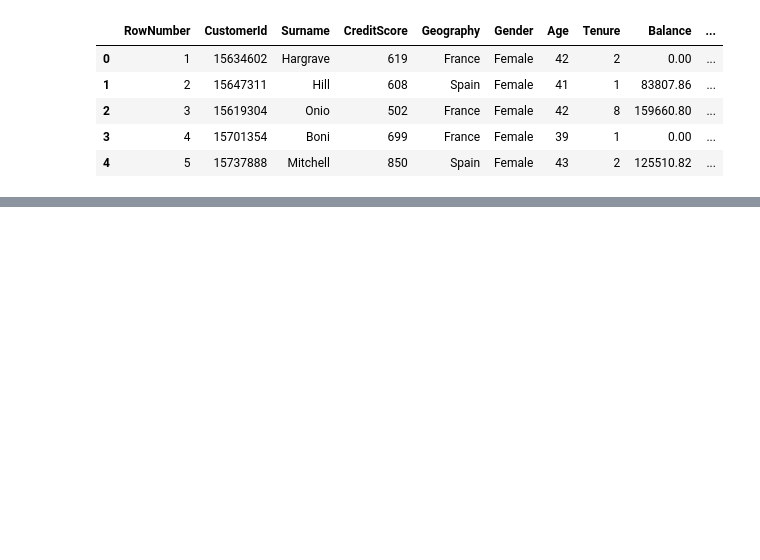
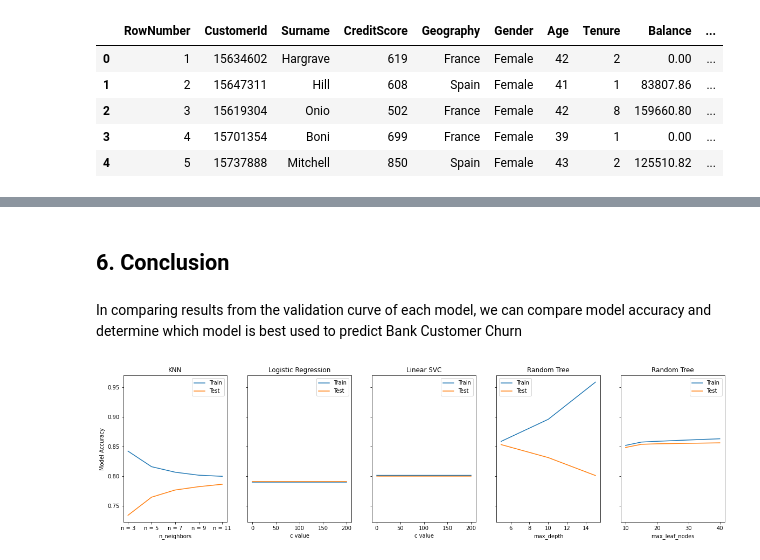
Before and after one commit to warren-berg/Predicting-Bank-Customer-Churn, a Jupyter notebook: Predicting Bank Churn.ipynb, the cells around one changed output, grey strips where cells are left out. Cells and saved outputs as stored; diff of their text form; code cells hidden in the pictures; blank space fills up the shorter version.

```diff
--- a/Predicting Bank Churn.ipynb
+++ b/Predicting Bank Churn.ipynb
@@ -351,0 +607,19 @@ average cross validation scores on test set [0.8226 0.8304 0.8395 0.8399 0.8407]
+# %%
+# Show results of Validation Curve
+
+# define index
+max_leaf_nodes = [10, 15, 20, 30, 40]
+
+# create DataFrame
+tr_rf = pd.DataFrame(train_score_rf.mean(axis=1), index=max_leaf_nodes)
+tst_rf = pd.DataFrame(test_score_rf.mean(axis=1), index=max_leaf_nodes)
+rf_val_curve = pd.concat([tr_rf, tst_rf], axis=1)
+
+# rename columns
+rf_val_curve.columns = ['Train', 'Test']
+
+# Display Results
+print(rf_val_curve)
+
+print('')
+print('Average cross validation scores on train and test set for max_leaf_nodes')
@@ -351,0 +635,50 @@ average cross validation scores on test set [0.8226 0.8304 0.8395 0.8399 0.8407]
+# %% [markdown]
+## 6. Conclusion
+# %% [markdown]
+In comparing results from the validation curve of each model, we can compare model accuracy and determine which model is best used to predict Bank Customer Churn
+# %%
+# Visualize Accuracy of Models
+
+fig, axs = plt.subplots(1, 5, sharey=True, figsize=(20, 5))
+
+# knn
+axs[0].plot(knn_val_curve.iloc[:,0])
+axs[0].plot(knn_val_curve.iloc[:,1])
+axs[0].set_yticks(np.arange(0.7, 1.0, .05))
+axs[0].set_xlabel('n_neighbors')
+axs[0].set_ylabel('Model Accuracy')
+axs[0].set_title('KNN')
+axs[0].legend(['Train', 'Test'])
+
+# logistic regression
+axs[1].plot(lr_val_curve.iloc[:,0])
+axs[1].plot(lr_val_curve.iloc[:,1])
+axs[1].set_title('Logistic Regression')
+axs[1].set_xlabel('c value')
+axs[1].legend(['Train', 'Test'])
+
+# linear SVC
+axs[2].plot(svm_val_curve.iloc[:,0])
+axs[2].plot(svm_val_curve.iloc[:,1])
+axs[2].set_title('Linear SVC')
+axs[2].set_xlabel('c value')
+axs[2].legend(['Train', 'Test'])
+
+# Random Tree Classifier
+axs[3].plot(dt_val_curve.iloc[:,0])
+axs[3].plot(dt_val_curve.iloc[:,1])
+axs[3].set_title('Random Tree')
+axs[3].set_xlabel('max_depth')
+axs[3].legend(['Train', 'Test'])
+
+# Random Forest
+axs[4].plot(rf_val_curve.iloc[:,0])
+axs[4].plot(rf_val_curve.iloc[:,1])
+axs[4].set_title('Random Tree')
+axs[4].set_xlabel('max_leaf_nodes')
+axs[4].legend(['Train', 'Test'])
+
+
+plt.show()
+# %% [output]
+[figure, added]
```
Also changed, not shown: parts of 127 cells of this notebook.
